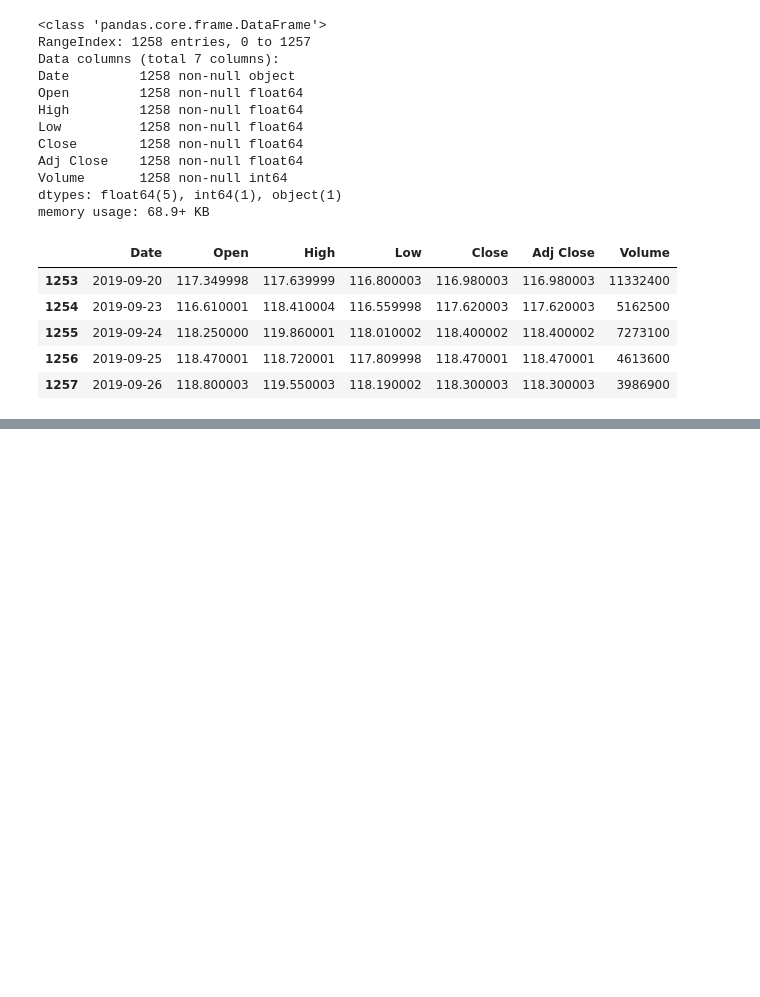
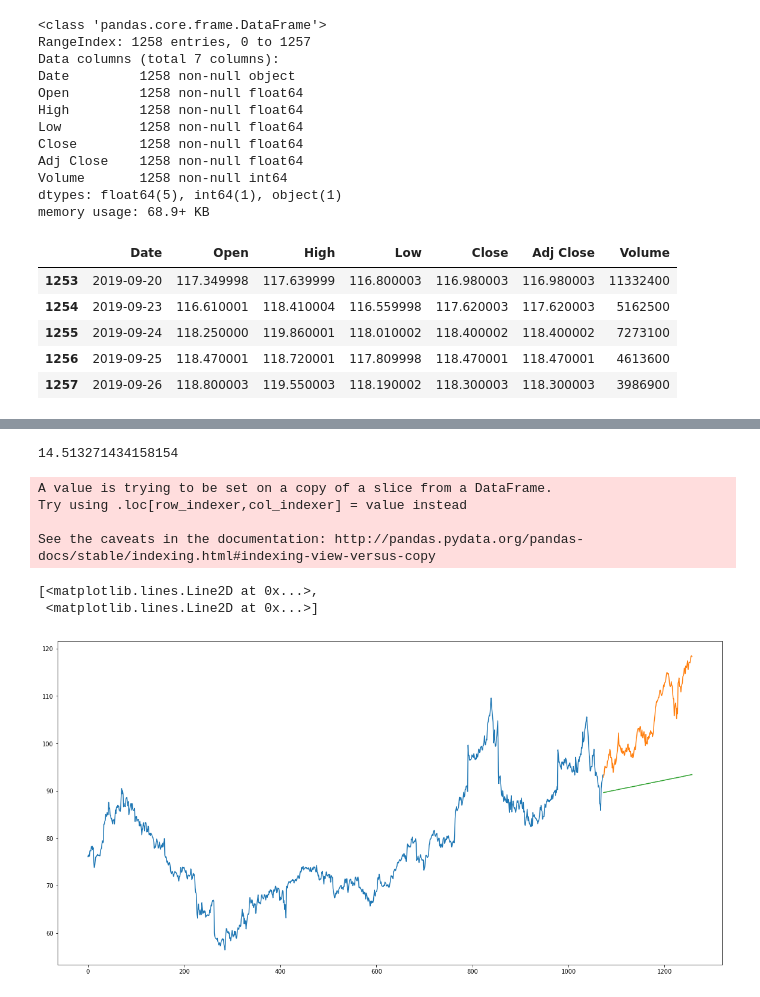
Before and after one commit to usn1485/Stock-Price-Analysis, a Jupyter notebook: Stock_predictions_Tutorial.ipynb, the cells around one changed output, grey strips where cells are left out. Cells and saved outputs as stored; diff of their text form; code cells hidden in the pictures; blank space fills up the shorter version.

```diff
--- a/Stock_predictions_Tutorial.ipynb
+++ b/Stock_predictions_Tutorial.ipynb
@@ -89,0 +156,12 @@ print(rms)
+# %%
+stock_prices_to_learn = pd.DataFrame(index=range(0,len(new_data)),columns=['Date', 'Close'])
+# %%
+stock_prices_to_learn['Date'] = new_data['Epoch']
+stock_prices_to_learn['Close'] = new_data['Close']
+# %%
+model = LinearRegression()
+
+train_stock_prices = stock_prices_to_learn[:1073]
+test_stock_prices = stock_prices_to_learn[1073:]
+
+print(train_stock_prices[:10])
@@ -89,0 +180,34 @@ print(rms)
+# %%
+x_train = train_stock_prices[['Date']].copy()
+y_train = train_stock_prices[['Close']].copy()
+
+x_test = test_stock_prices[['Date']].copy()
+y_test = test_stock_prices[['Close']].copy()
+
+model.fit(x_train, y_train)
+
+predictions = model.predict(x_test)
+
+rms = np.sqrt(np.mean(np.power((np.array(y_test) - np.array(predictions)),2)))
+
+
+
+
+# predictions_to_plot = pd.DataFrame(index=range(0,len(x_test)),columns=['Date', 'Close'])
+
+print(rms)
+# %% [output]
+14.513271434158154
+# %%
+#plot
+test_stock_prices['Predictions'] = predictions
+plt.plot(train_stock_prices[['Close']])
+plt.plot(test_stock_prices[['Close', 'Predictions']])
+# %% [output]
+A value is trying to be set on a copy of a slice from a DataFrame.
+Try using .loc[row_indexer,col_indexer] = value instead
+
+See the caveats in the documentation: http://pandas.pydata.org/pandas-docs/stable/indexing.html#indexing-view-versus-copy
+[<matplotlib.lines.Line2D at 0x...>,
+ <matplotlib.lines.Line2D at 0x...>]
+[figure, added]
```
Also changed, not shown: parts of 29 cells of this notebook, 17 other files.
